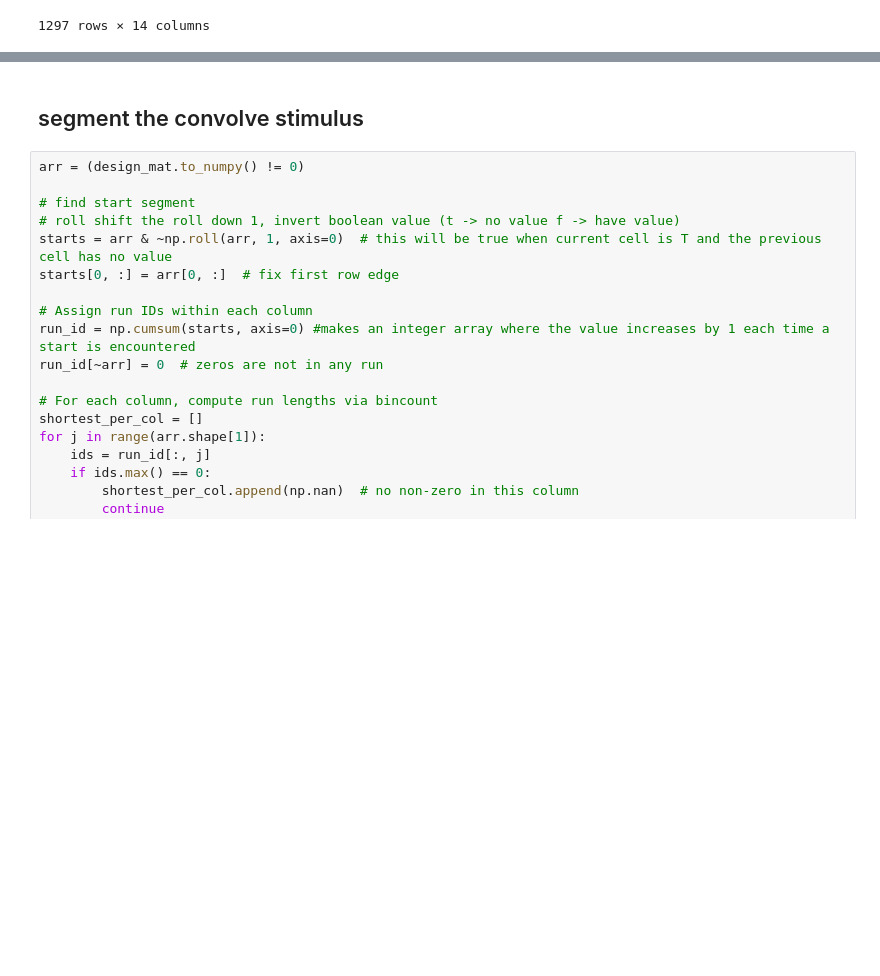
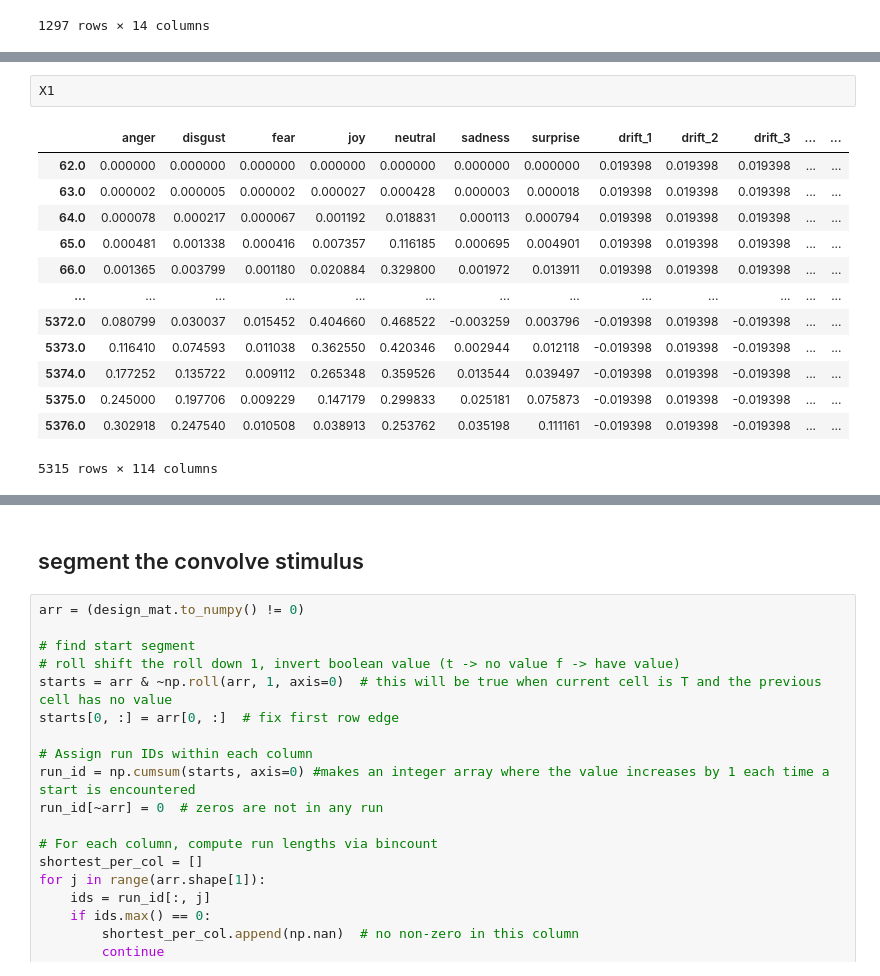
Before and after one commit to Jirapong2442/fMRI-Emotion-Analysis, a Jupyter notebook: get_regressor.ipynb, the cells around one changed output, grey strips where cells are left out. Cells and saved outputs as stored; diff of their text form; blank space fills up the shorter version.

```diff
--- a/get_regressor.ipynb
+++ b/get_regressor.ipynb
@@ -61,3 +111,19 @@ X1 = make_first_level_design_matrix(
+# %%
+X1
+# %% [output]
+|  | anger | disgust | fear | joy | neutral | sadness | surprise | drift_1 | drift_2 | drift_3 | ... | ... |
+| 62.0 | 0.000000 | 0.000000 | 0.000000 | 0.000000 | 0.000000 | 0.000000 | 0.000000 | 0.019398 | 0.019398 | 0.019398 | ... | ... |
+| 63.0 | 0.000002 | 0.000005 | 0.000002 | 0.000027 | 0.000428 | 0.000003 | 0.000018 | 0.019398 | 0.019398 | 0.019398 | ... | ... |
+| 64.0 | 0.000078 | 0.000217 | 0.000067 | 0.001192 | 0.018831 | 0.000113 | 0.000794 | 0.019398 | 0.019398 | 0.019398 | ... | ... |
+| 65.0 | 0.000481 | 0.001338 | 0.000416 | 0.007357 | 0.116185 | 0.000695 | 0.004901 | 0.019398 | 0.019398 | 0.019398 | ... | ... |
+| 66.0 | 0.001365 | 0.003799 | 0.001180 | 0.020884 | 0.329800 | 0.001972 | 0.013911 | 0.019398 | 0.019398 | 0.019398 | ... | ... |
+| ... | ... | ... | ... | ... | ... | ... | ... | ... | ... | ... | ... | ... |
+| 5372.0 | 0.080799 | 0.030037 | 0.015452 | 0.404660 | 0.468522 | -0.003259 | 0.003796 | -0.019398 | 0.019398 | -0.019398 | ... | ... |
+| 5373.0 | 0.116410 | 0.074593 | 0.011038 | 0.362550 | 0.420346 | 0.002944 | 0.012118 | -0.019398 | 0.019398 | -0.019398 | ... | ... |
+| 5374.0 | 0.177252 | 0.135722 | 0.009112 | 0.265348 | 0.359526 | 0.013544 | 0.039497 | -0.019398 | 0.019398 | -0.019398 | ... | ... |
+| 5375.0 | 0.245000 | 0.197706 | 0.009229 | 0.147179 | 0.299833 | 0.025181 | 0.075873 | -0.019398 | 0.019398 | -0.019398 | ... | ... |
+| 5376.0 | 0.302918 | 0.247540 | 0.010508 | 0.038913 | 0.253762 | 0.035198 | 0.111161 | -0.019398 | 0.019398 | -0.019398 | ... | ... |
+5315 rows × 114 columns
 # %%
 from nilearn.plotting import plot_design_matrix, plot_design_matrix_correlation
 plot_design_matrix(X1.iloc[:, 0:7])
```
Also changed, not shown: parts of 15 cells of this notebook, 1 other file.
